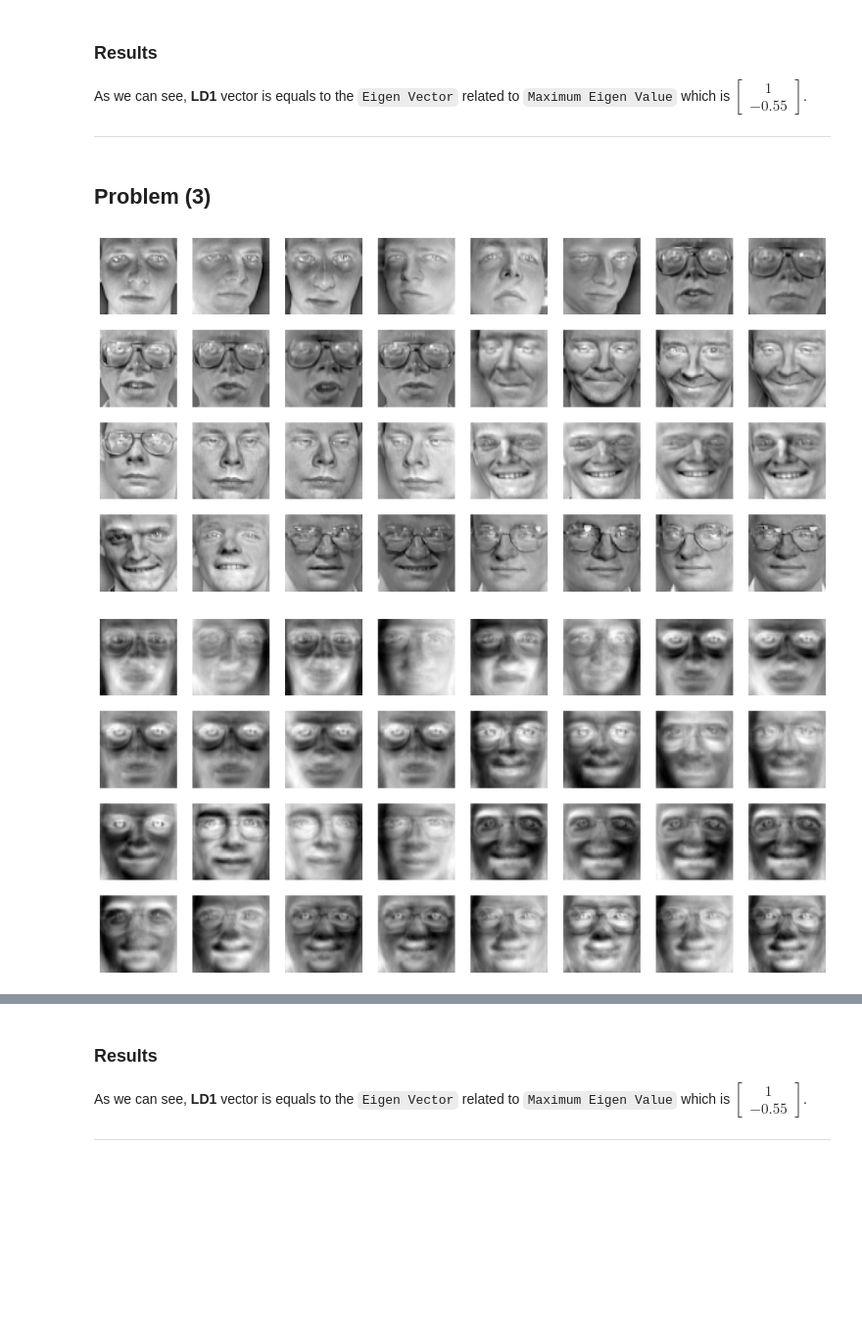
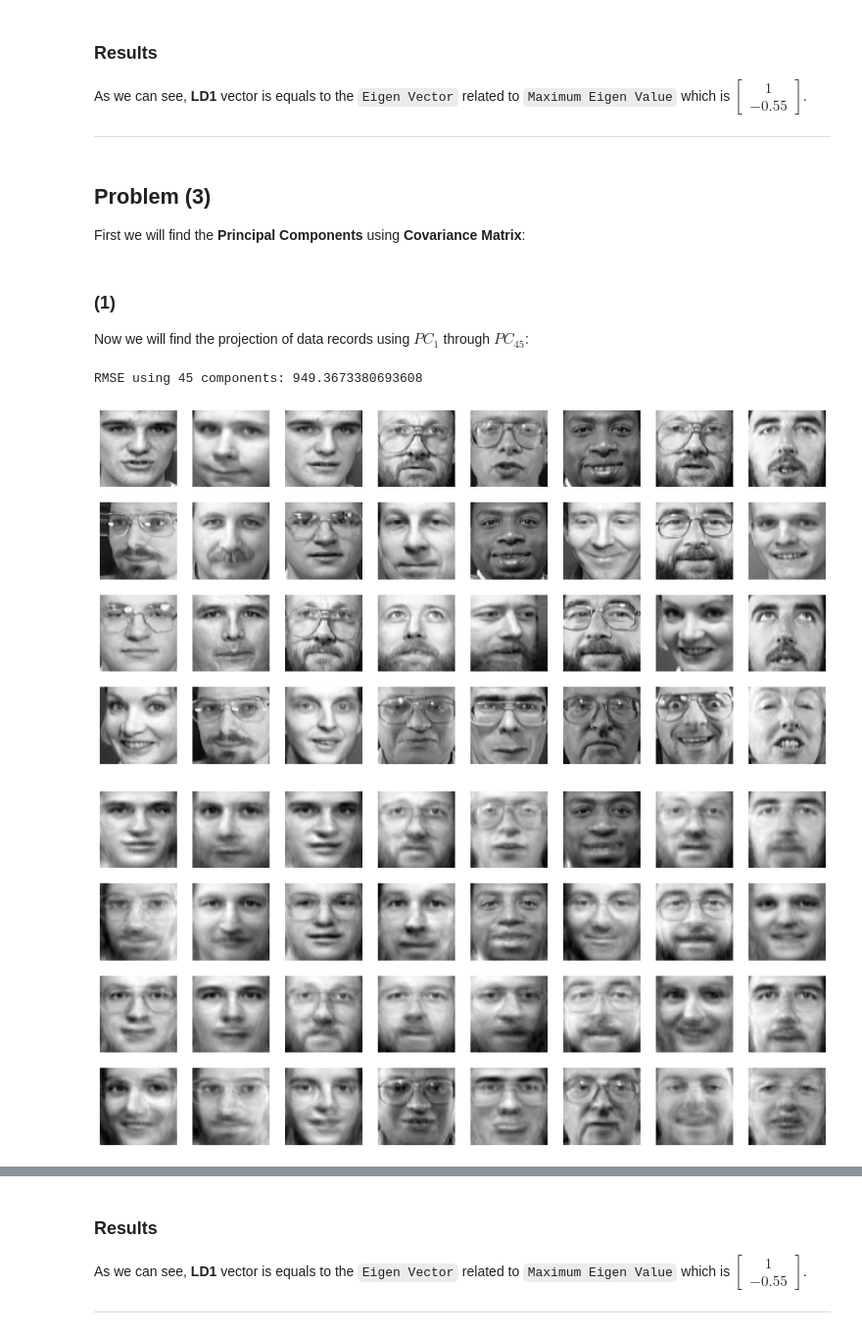
Before and after one commit to ckoliber/mlexercises, a Jupyter notebook: src/exercise4.ipynb, the cells around one changed output, grey strips where cells are left out. Shown at 98% size. Cells and saved outputs as stored; diff of their text form; code cells hidden in the pictures; blank space fills up the shorter version.

Commit message:
feat: complete problem 3 in ex4

```diff
--- a/src/exercise4.ipynb
+++ b/src/exercise4.ipynb
@@ -76,11 +78,13 @@ $$
 \end{aligned}
 $$
-# %%
-train_features = (train_features - np.mean(train_features, axis=0)) / np.std(train_features, axis=0)
-test_features = (test_features - np.mean(test_features, axis=0)) / np.std(test_features, axis=0)
-
-train_faces = (train_faces - np.mean(train_faces, axis=0)) / np.std(train_faces, axis=0)
-test_faces = (test_faces - np.mean(test_faces, axis=0)) / np.std(test_faces, axis=0)
+# %%
+features_mean = np.mean(train_features, axis=0)
+train_features = train_features - features_mean
+test_features = test_features - features_mean
+
+faces_mean = np.mean(train_faces, axis=0)
+train_faces = train_faces - faces_mean
+test_faces = test_faces - faces_mean
 # %% [markdown]
 ### Features Function
 
@@ -275,33 +279,43 @@ plt.show()
 As we can see, **LD1** vector is equals to the `Eigen Vector` related to `Maximum Eigen Value` which is $\begin{bmatrix}1 \\ -0.55\end{bmatrix}$.
 
 ---
-# %% [markdown]
-## Problem (3)
+# %% [markdown]
+## Problem (3)
+
+First we will find the **Principal Components** using **Covariance Matrix**:
 # %%
 covariance_matrix = np.cov(train_faces.T)
 eigenValues, eigenVectors = np.linalg.eigh(covariance_matrix)
 idx = eigenValues.argsort()[::-1]
 pcx = eigenVectors[:, idx]
+# %% [markdown]
+### (1)
+
+Now we will find the projection of data records using $PC_1$ through $PC_{45}$:
 # %%
-projected_faces = train_faces @ pcx[:, 0:10]
-real_faces = projected_faces @ pcx[:, 0:10].T
+projected_faces = test_faces @ pcx[:, 0:45]
+real_faces = projected_faces @ pcx[:, 0:45].T
+
+rmse = np.linalg.norm(real_faces - test_faces) / np.sqrt(len(test_faces))
+print(f"RMSE using 45 components: {rmse}")
 
 fig = plt.figure(figsize=(16, 8))
 for i in range(8):
     for j in range(4):
         ax = fig.add_subplot(4, 8, (i * 4) + j + 1)
-        ax.imshow(train_faces[i * 8 + j].reshape(64,64).T, cmap="gray")
+        ax.imshow((test_faces[i * 8 + j] + faces_mean).reshape(64,64).T, cmap="gray")
         ax.axis("off")
 plt.show()
 
 
 fig = plt.figure(figsize=(16, 8))
 for i in range(8):
     for j in range(4):
         ax = fig.add_subplot(4, 8, (i * 4) + j + 1)
-        ax.imshow(real_faces[i * 8 + j].reshape(64,64).T, cmap="gray")
+        ax.imshow((real_faces[i * 8 + j] + faces_mean).reshape(64,64).T, cmap="gray")
         ax.axis("off")
 plt.show()
 # %% [output]
+RMSE using 45 components: 949.3673380693608
-[figure, old version]
+[figure, new version]
-[figure, old version]
+[figure, new version]
```
Also changed, not shown: parts of 5 cells of this notebook.
